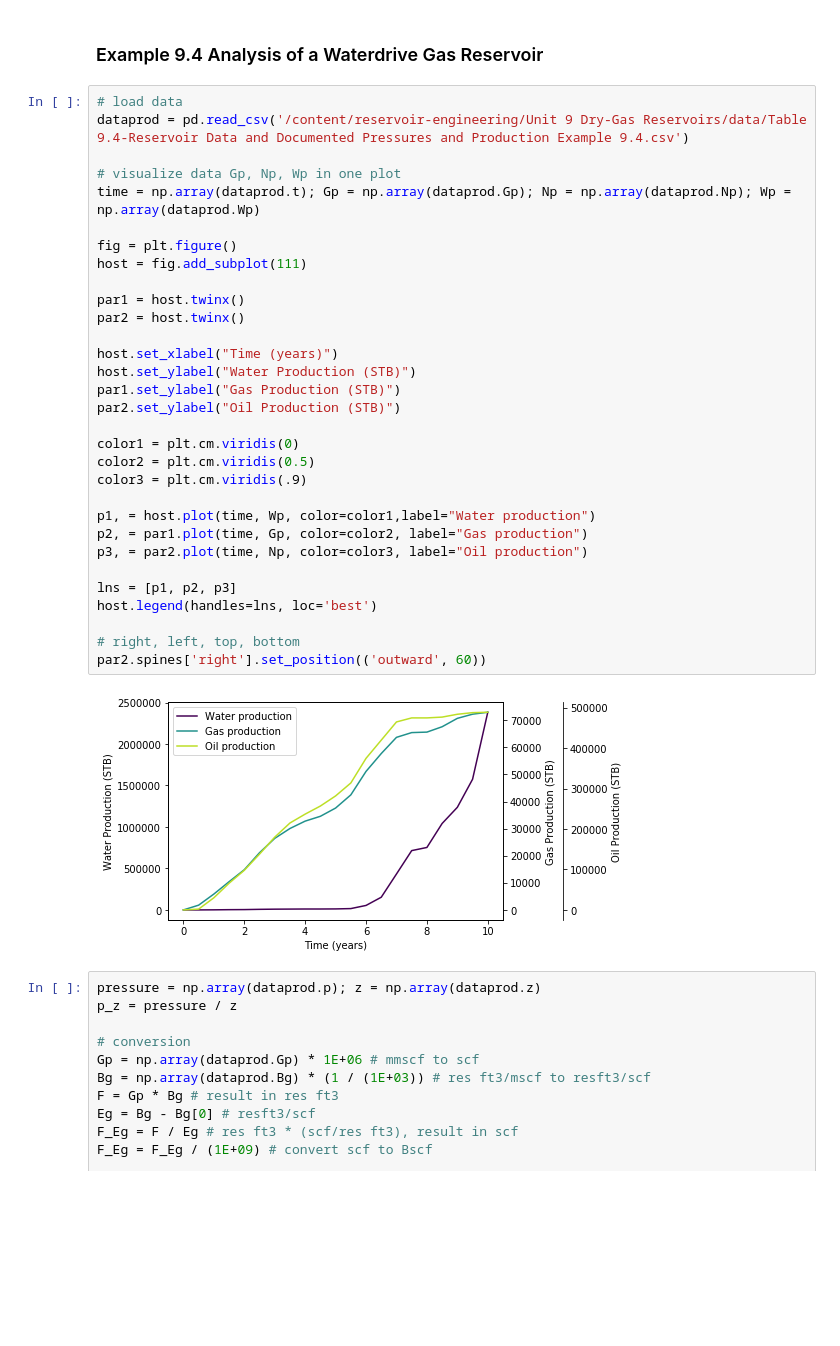
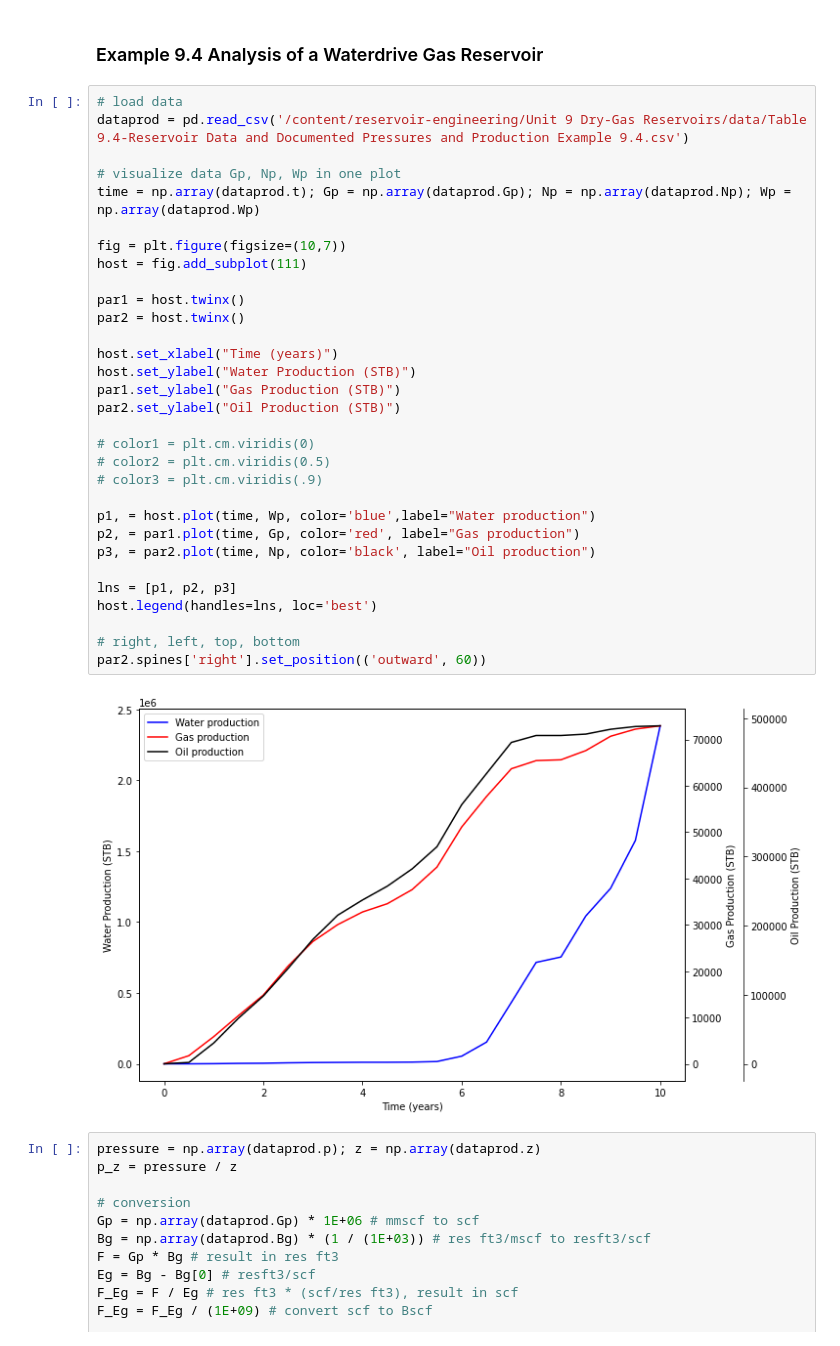
Before and after one commit to yohanesnuwara/reservoir-engineering, a Jupyter notebook: Unit 9 Dry-Gas Reservoirs/notebook/9_examples.ipynb, the cells around one changed output. Saved outputs shown, nothing was run; the diff lists cells and outputs as text; blank space fills up the shorter version.

```diff
--- a/Unit 9 Dry-Gas Reservoirs/notebook/9_examples.ipynb
+++ b/Unit 9 Dry-Gas Reservoirs/notebook/9_examples.ipynb
@@ -325,36 +354,36 @@ Therefore, the reservoir is most likely to be **volumetric (NO waterdrive)**
 # %%
 # load data
 dataprod = pd.read_csv('/content/reservoir-engineering/Unit 9 Dry-Gas Reservoirs/data/Table 9.4-Reservoir Data and Documented Pressures and Production Example 9.4.csv')
 
 # visualize data Gp, Np, Wp in one plot
 time = np.array(dataprod.t); Gp = np.array(dataprod.Gp); Np = np.array(dataprod.Np); Wp = np.array(dataprod.Wp)
 
-fig = plt.figure()
+fig = plt.figure(figsize=(10,7))
 host = fig.add_subplot(111)
 
 par1 = host.twinx()
 par2 = host.twinx()
 
 host.set_xlabel("Time (years)")
 host.set_ylabel("Water Production (STB)")
 par1.set_ylabel("Gas Production (STB)")
 par2.set_ylabel("Oil Production (STB)")
 
-color1 = plt.cm.viridis(0)
-color2 = plt.cm.viridis(0.5)
-color3 = plt.cm.viridis(.9)
+# color1 = plt.cm.viridis(0)
+# color2 = plt.cm.viridis(0.5)
+# color3 = plt.cm.viridis(.9)
 
-p1, = host.plot(time, Wp, color=color1,label="Water production")
-p2, = par1.plot(time, Gp, color=color2, label="Gas production")
-p3, = par2.plot(time, Np, color=color3, label="Oil production")
+p1, = host.plot(time, Wp, color='blue',label="Water production")
+p2, = par1.plot(time, Gp, color='red', label="Gas production")
+p3, = par2.plot(time, Np, color='black', label="Oil production")
 
 lns = [p1, p2, p3]
 host.legend(handles=lns, loc='best')
 
 # right, left, top, bottom
 par2.spines['right'].set_position(('outward', 60))
 # %% [output]
-[figure, old version]
+[figure, new version]
 # %%
 pressure = np.array(dataprod.p); z = np.array(dataprod.z)
 p_z = pressure / z
```
Also changed, not shown: parts of 19 cells of this notebook.
